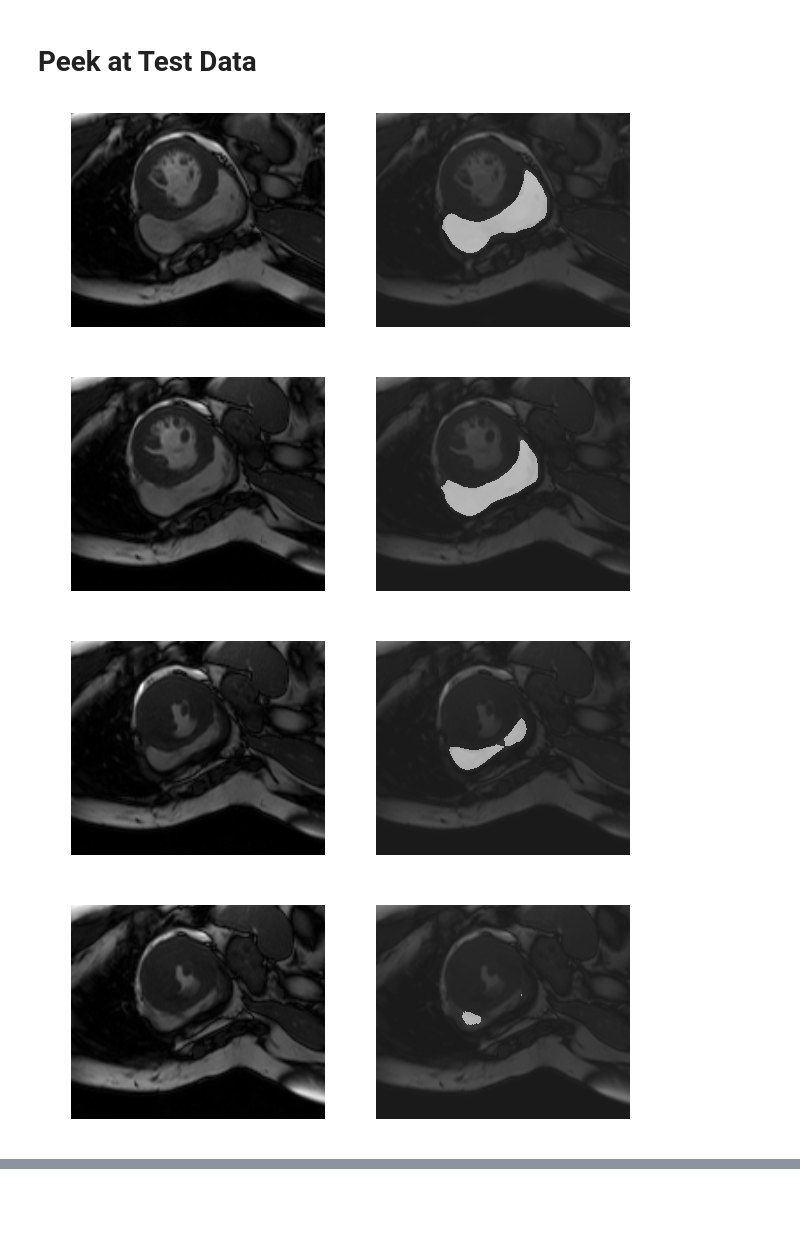
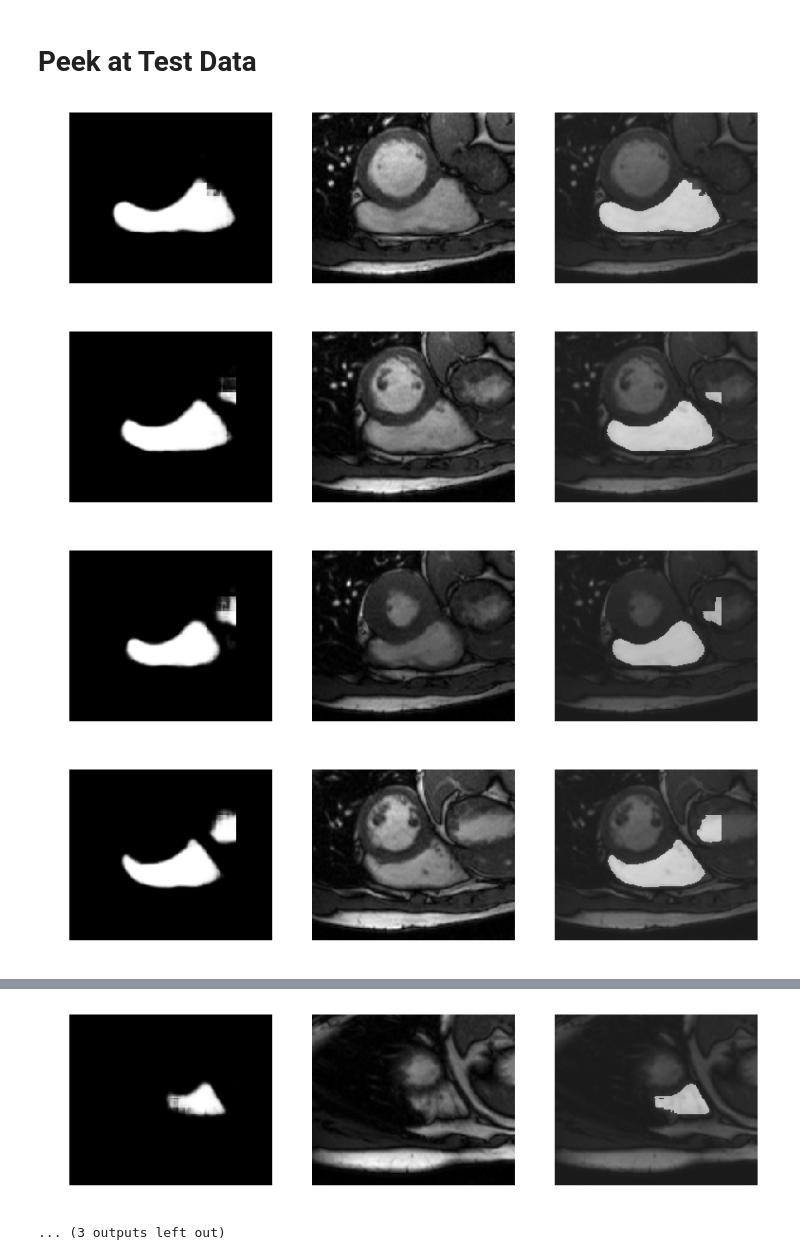
Before and after one commit to chuckyee/cardiac-segmentation, a Jupyter notebook: notebooks/Model Evaluation.ipynb, the cells around one changed output, grey strips where cells are left out. Cells and saved outputs as stored; diff of their text form; code cells hidden in the pictures; blank space fills up the shorter version.

```diff
--- a/notebooks/Model Evaluation.ipynb
+++ b/notebooks/Model Evaluation.ipynb
@@ -22,7 +22,12 @@ def jaccard(y_true, y_pred):
 # %%
 # load saved model weights
+datadir = "/home/paperspace/Developer/work/rvsc/"
+weight_file = datadir + "eaug-norm/weights-487-0.9933.hdf5"
+
 m = model.u_net(height=216, width=256, maps=1,
                 features=32, depth=3, classes=2,
                 temperature=1.0,
-                padding='same', batchnorm=False)
-m.load_weights("../results/elastic-augmentation/2-dice/weights-483-0.8022.hdf5")
+                padding='same',
+                batchnorm=False,
+                dropout=0.0)
+m.load_weights(weight_file)
@@ -97,0 +126,8 @@ for mask_true, mask_pred, image in zip(masks_true, masks_pred, images):
+# %%
+# Visualize predictions on validation set
+
+images, masks_true = next(val_generator)
+masks_pred = m.predict(images)
+
+n = len(images)
+gridplot(images[:n], masks_true[:n], masks_pred[:n])
@@ -100,24 +138,31 @@ for mask_true, mask_pred, image in zip(masks_true, masks_pred, images):
 # %%
 # load test data
 
-data_dir = "/home/paperspace/Developer/datasets/RVSC/Test1Set/patient17/"
+data_dir = "/home/paperspace/Developer/datasets/rvsc/Test1Set/patient19/"
 p = patient.PatientData(data_dir)
-images = np.asarray(p.all_images)[:,:,:,None]
+images = np.asarray(p.all_images, dtype="float64")[:,:,:,None]
+dataset.normalize(images, axis=(1,2))
 # %%
+frames = [80, 100, 108, 128, 140, 148, 160, 168, 180, 188, 200]
+frames = [40, 60, 80, 87, 100, 107, 120, 127, 140, 147, 160, 167, 180, 187, 200, 207]
+frames = [80, 100, 106, 120, 126, 140, 146, 160, 166, 180, 186, 200, 206, 220, 226]
+
 masks = m.predict(images)
 
-n = 80
-for n in [80, 100, 108, 128, 140, 148, 160, 168, 180, 188, 200]:
-    plt.figure(figsize=(10,25))
-    plt.subplot(1, 2, 1)
+for n in frames:
+    plt.figure(figsize=(13,5))
+    plt.subplot(1, 3, 1)
+    plt.axis("off")
+    plt.imshow(masks[n,:,:,1], cmap=plt.cm.gray)
+    plt.subplot(1, 3, 2)
     plt.axis("off")
     plt.imshow(p.all_images[n], cmap=plt.cm.gray)
-    plt.subplot(1, 2, 2)
+    plt.subplot(1, 3, 3)
     plt.axis("off")
     plt.imshow(p.all_images[n], cmap=plt.cm.gray, alpha=0.8)
     plt.imshow(np.round(masks[n,:,:,1]), cmap=plt.cm.gray, alpha=0.5)
 # %% [output]
-[figure, old version]
+[figure, new version]
-[figure, old version]
+[figure, new version]
-[figure, old version]
+[figure, new version]
-[figure, old version]
+[figure, new version]
@@ -130,0 +176,2 @@ for n in [80, 100, 108, 128, 140, 148, 160, 168, 180, 188, 200]:
+[figure, added]
+... (3 outputs left out)
```
Also changed, not shown: parts of 13 cells of this notebook, 1 other file.
